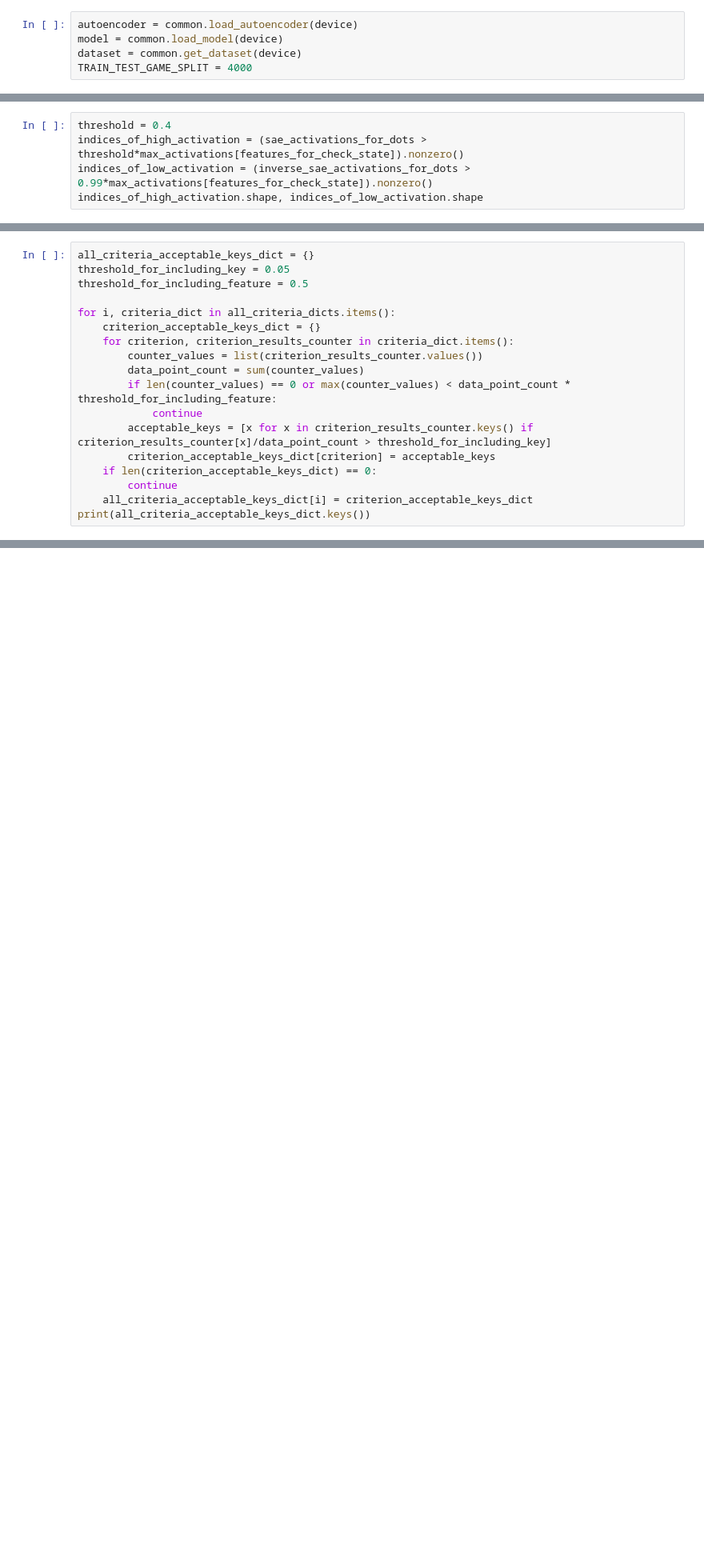
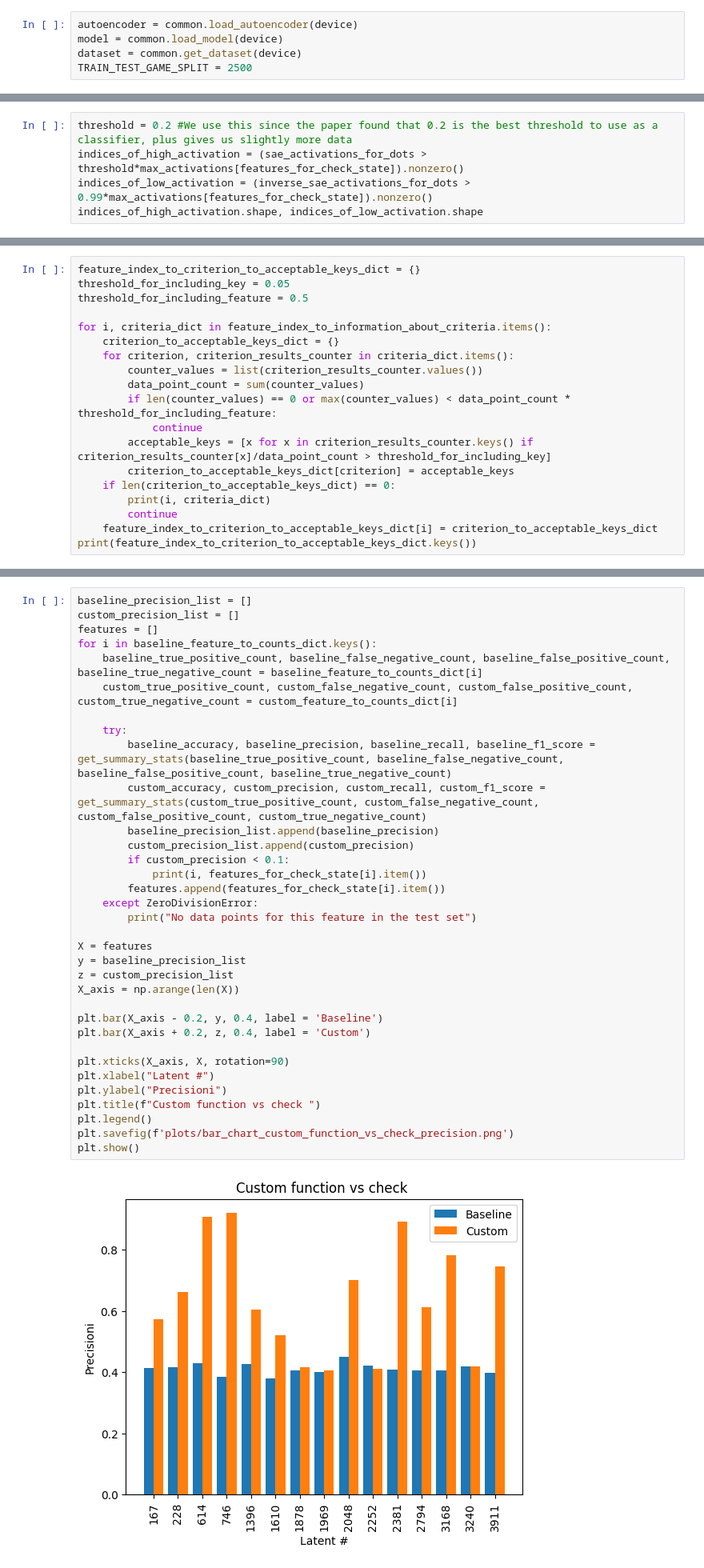
Before and after one commit to jkutaso/chessgpt_sae, a Jupyter notebook: latent_activation_prediction.ipynb, the cells around one changed output, grey strips where cells are left out. Shown: that part at 80% size. Saved outputs shown, nothing was run; the diff lists cells and outputs as text; blank space fills up the shorter version.

Commit message:
Sort of describing some of the latents

```diff
--- a/latent_activation_prediction.ipynb
+++ b/latent_activation_prediction.ipynb
@@ -61,7 +62,7 @@ with open('meta.pkl', 'rb') as picklefile:
 autoencoder = common.load_autoencoder(device)
 model = common.load_model(device)
 dataset = common.get_dataset(device)
-TRAIN_TEST_GAME_SPLIT = 4000
+TRAIN_TEST_GAME_SPLIT = 2500
 # %% [output]
 Loading statistics aggregation dataset
 # %%
@@ -129,7 +154,7 @@ sae_activations_for_dots.shape, max_activations.shape
 # %% [output]
 (torch.Size([5000, 256, 30]), torch.Size([4096]))
 # %%
-threshold = 0.4
+threshold = 0.2 #We use this since the paper found that 0.2 is the best threshold to use as a classifier, plus gives us slightly more data
 indices_of_high_activation = (sae_activations_for_dots > threshold*max_activations[features_for_check_state]).nonzero()
 indices_of_low_activation = (inverse_sae_activations_for_dots > 0.99*max_activations[features_for_check_state]).nonzero()
 indices_of_high_activation.shape, indices_of_low_activation.shape
@@ -358,19 +361,20 @@ for i in range(len(features_for_check_state)):
 # %%
-all_criteria_acceptable_keys_dict = {}
+feature_index_to_criterion_to_acceptable_keys_dict = {}
 threshold_for_including_key = 0.05
 threshold_for_including_feature = 0.5
 
-for i, criteria_dict in all_criteria_dicts.items():
-    criterion_acceptable_keys_dict = {}
+for i, criteria_dict in feature_index_to_information_about_criteria.items():
+    criterion_to_acceptable_keys_dict = {}
     for criterion, criterion_results_counter in criteria_dict.items():
         counter_values = list(criterion_results_counter.values())
         data_point_count = sum(counter_values)
         if len(counter_values) == 0 or max(counter_values) < data_point_count * threshold_for_including_feature:
             continue
         acceptable_keys = [x for x in criterion_results_counter.keys() if criterion_results_counter[x]/data_point_count > threshold_for_including_key]
-        criterion_acceptable_keys_dict[criterion] = acceptable_keys
-    if len(criterion_acceptable_keys_dict) == 0:
+        criterion_to_acceptable_keys_dict[criterion] = acceptable_keys
+    if len(criterion_to_acceptable_keys_dict) == 0:
+        print(i, criteria_dict)
         continue
-    all_criteria_acceptable_keys_dict[i] = criterion_acceptable_keys_dict
-print(all_criteria_acceptable_keys_dict.keys())
+    feature_index_to_criterion_to_acceptable_keys_dict[i] = criterion_to_acceptable_keys_dict
+print(feature_index_to_criterion_to_acceptable_keys_dict.keys())
 # %% [output]
@@ -429,0 +423,36 @@ criterion
+# %%
+baseline_precision_list = []
+custom_precision_list = []
+features = []
+for i in baseline_feature_to_counts_dict.keys():
+    baseline_true_positive_count, baseline_false_negative_count, baseline_false_positive_count, baseline_true_negative_count = baseline_feature_to_counts_dict[i]
+    custom_true_positive_count, custom_false_negative_count, custom_false_positive_count, custom_true_negative_count = custom_feature_to_counts_dict[i]
+
+    try:
+        baseline_accuracy, baseline_precision, baseline_recall, baseline_f1_score = get_summary_stats(baseline_true_positive_count, baseline_false_negative_count, baseline_false_positive_count, baseline_true_negative_count)
+        custom_accuracy, custom_precision, custom_recall, custom_f1_score = get_summary_stats(custom_true_positive_count, custom_false_negative_count, custom_false_positive_count, custom_true_negative_count)
+        baseline_precision_list.append(baseline_precision)
+        custom_precision_list.append(custom_precision)
+        if custom_precision < 0.1:
+            print(i, features_for_check_state[i].item())
+        features.append(features_for_check_state[i].item())
+    except ZeroDivisionError:
+        print("No data points for this feature in the test set")
+
+X = features
+y = baseline_precision_list
+z = custom_precision_list
+X_axis = np.arange(len(X))
+
+plt.bar(X_axis - 0.2, y, 0.4, label = 'Baseline')
+plt.bar(X_axis + 0.2, z, 0.4, label = 'Custom')
+
+plt.xticks(X_axis, X, rotation=90)
+plt.xlabel("Latent #")
+plt.ylabel("Precisioni")
+plt.title(f"Custom function vs check ")
+plt.legend()
+plt.savefig(f'plots/bar_chart_custom_function_vs_check_precision.png')
+plt.show()
+# %% [output]
+[figure, added]
```
Also changed, not shown: parts of 22 cells of this notebook, 1 other file.
